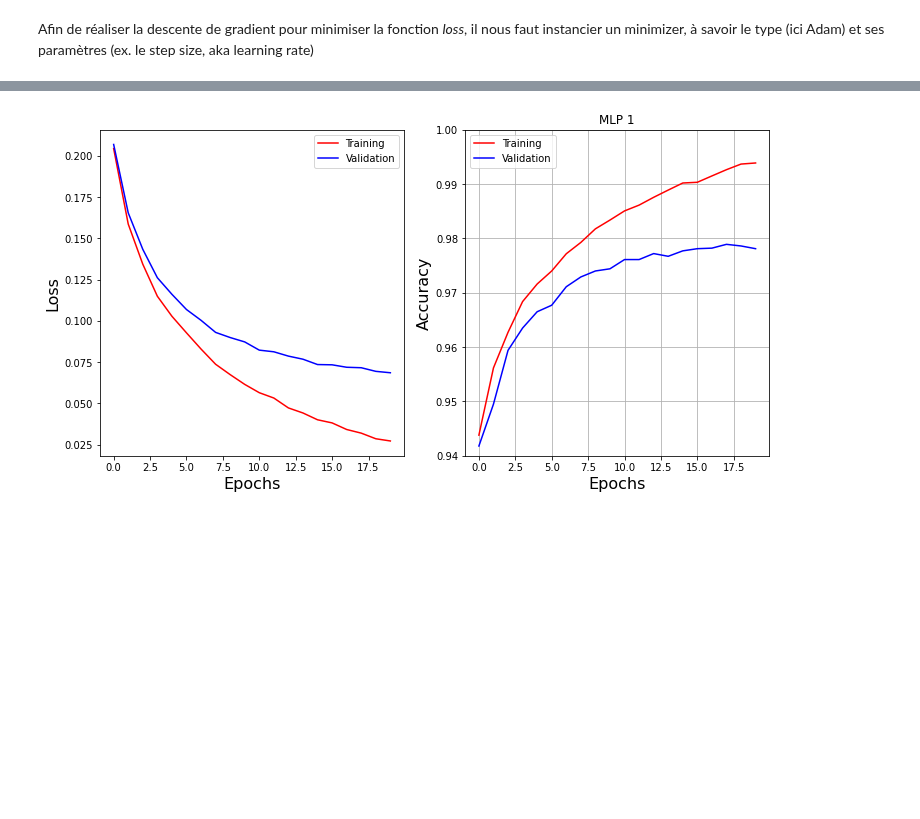
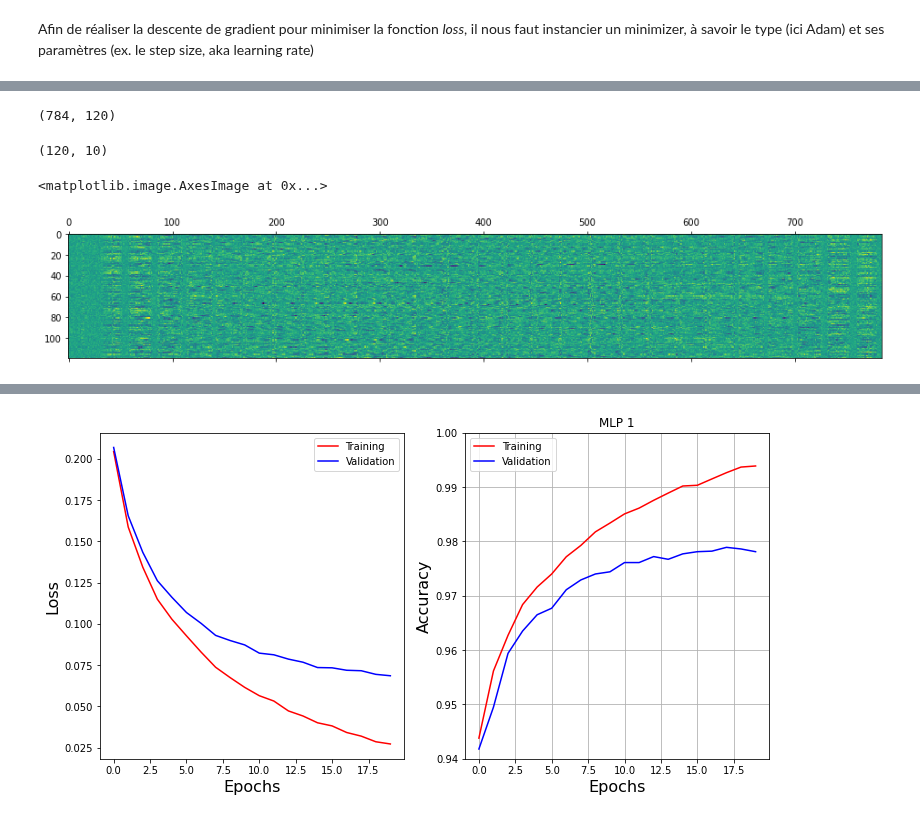
Before and after one commit to jecampagne/ML-toys, a Jupyter notebook: MNIST_whyCNN.ipynb, the cells around one changed output, grey strips where cells are left out. Cells and saved outputs as stored; diff of their text form; code cells hidden in the pictures; blank space fills up the shorter version.

```diff
--- a/MNIST_whyCNN.ipynb
+++ b/MNIST_whyCNN.ipynb
@@ -764,30 +768,30 @@ def loss(params, batch, model):
   Outputs:
     (float) : Sum of the cross entropy loss over the batch.
   """
-  # Unpack the input and targets
-  images, targets = batch
+  # Unpack the input and labels
+  X, y = batch
   # precdict the class using the neural network
-  preds = model(params, images)
+  preds = model(params, X)
 
   # - sum_{X in batch}(y*p_{param}(y|X))
-  return -jnp.sum(preds * targets)
+  return -jnp.sum(preds * y)
 # %% [markdown]
 Afin de réaliser la descente de gradient pour minimiser la fonction *loss*, il nous faut instancier un minimizer, à savoir le type (ici Adam) et ses paramètres (ex. le step size, aka  learning rate)
 # %%
 from jax.example_libraries import optimizers
 
-step_size = 1e-3
-opt_init, opt_update, get_params = optimizers.adam(step_size)
+learning_rate = 1e-3
+opt_init, opt_update, get_params = optimizers.adam(learning_rate)
 # %%
 from jax import jit, value_and_grad
 from functools import partial
 
 @partial(jit, static_argnums=(4,))
-def update(params, x, y, opt_state, model):
+def update(params, X, y, opt_state, model):
     """ Compute the gradient for a batch and update the parameters """
 
     # Take the gradient and evaluate the loss function
-    value, grads = value_and_grad(loss)(params, (x, y), model)
+    value, grads = value_and_grad(loss)(params, (X, y), model)
 
     # Update the network using the gradient taken
     opt_state = opt_update(0, grads, opt_state)
@@ -924,3 +928,18 @@ init_fun1, my_net1 = stax.serial(
 # %%
 num_epochs=20
 train_loss_1, val_loss_1, train_acc_1, test_acc_1, params_fit_1 = process(my_net1, init_fun1, num_epochs=num_epochs)
+# %%
+W1 = params_fit_1[1][0]
+W1.shape
+# %% [output]
+(784, 120)
+# %%
+W2 = params_fit_1[4][0]
+W2.shape
+# %% [output]
+(120, 10)
+# %%
+plt.matshow(W1.T)
+# %% [output]
+<matplotlib.image.AxesImage at 0x...>
+[figure, added]
```
Also changed, not shown: parts of 4 cells of this notebook.
